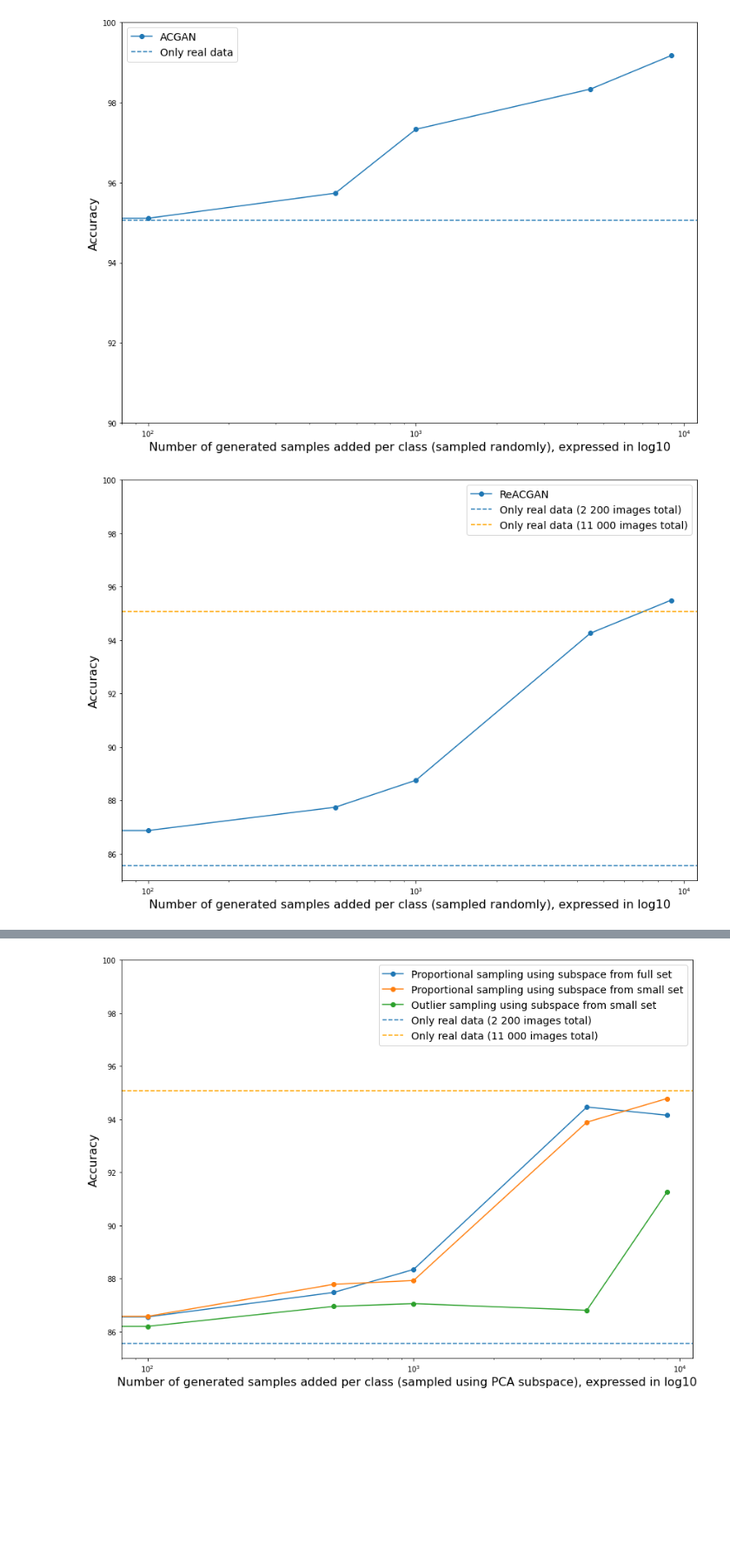
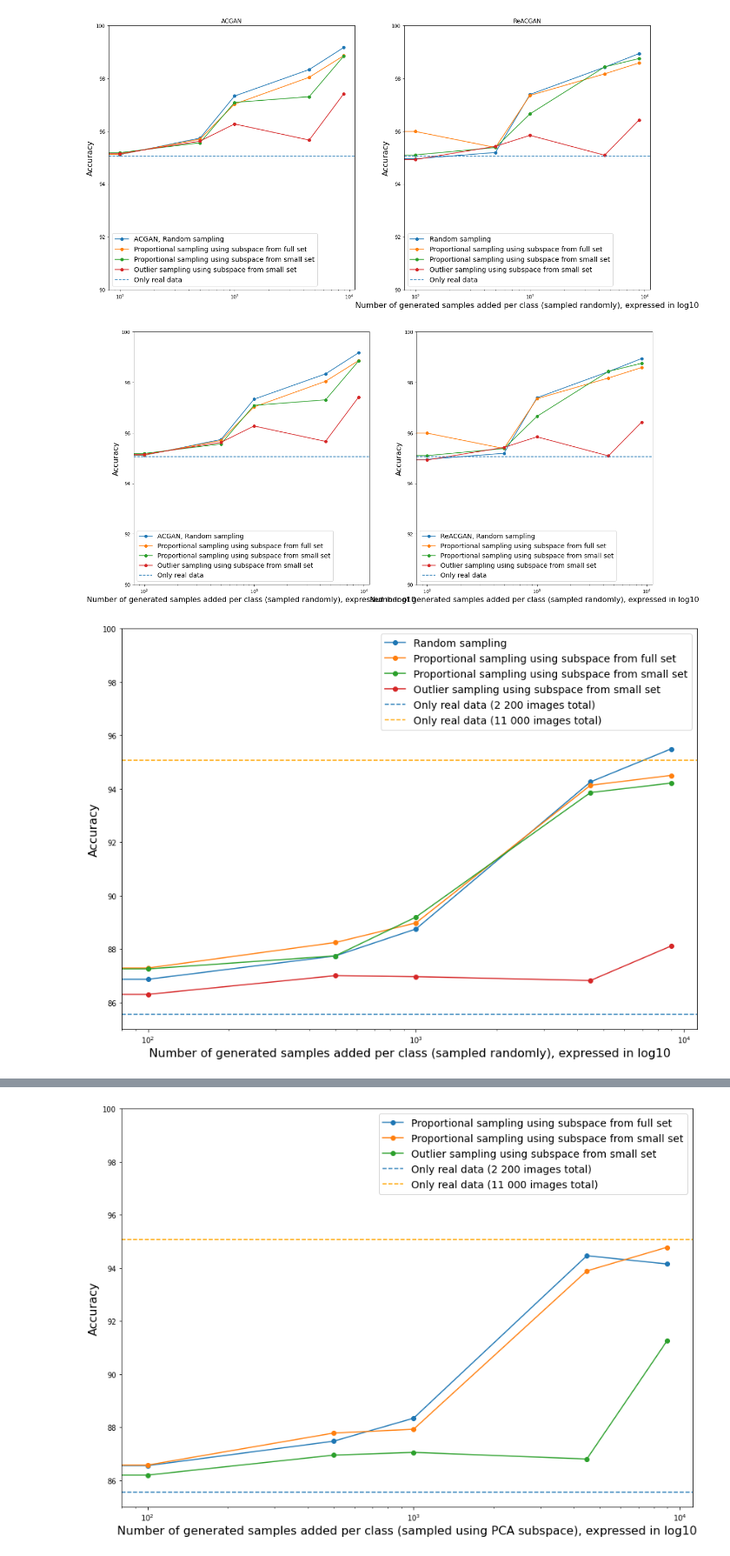
Before and after one commit to Kawrl/GAN_Classifier, a Jupyter notebook: accuracy_stats.ipynb, the cells around one changed output, grey strips where cells are left out. Shown at 87% size. Saved outputs shown, nothing was run; the diff lists cells and outputs as text; code cells hidden in the pictures; blank space fills up the shorter version.

```diff
--- a/accuracy_stats.ipynb
+++ b/accuracy_stats.ipynb
@@ -212,28 +301,88 @@ plt.savefig('saved_plots/accuracies_ACGAN_random_200.png',bbox_inches='tight')
+# %%
+y0 = Accuracy_ACGAN_1000
+x = aug_sample_sizes
+y1 = Accuracy_ACGAN_1000_PCA_outliers_normal_FULL
+y2 = Accuracy_ACGAN_1000_PCA_outliers_normal
+y3 = Accuracy_ACGAN_1000_PCA_only_outliers
+
+fig, (ax, ax2) = plt.subplots(1,2,figsize=(20,10),sharex=True)
+ax.set_title('ACGAN')
+ax.plot(x, y0,label='ACGAN, Random sampling',marker='o')
+ax.plot(x, y1,label='Proportional sampling using subspace from full set',marker='o')
+ax.plot(x, y2,label='Proportional sampling using subspace from small set',marker='o')
+ax.plot(x, y3,label='Outlier sampling using subspace from small set',marker='o')
+ax.axhline(base_1000,label='Only real data',ls='--')
+ax.set_xscale('log')
+#ax.set_xticks([0,100,500,1000,4480])
+#ax.set_xlim(0, 5000)
+ax.set_ylim(bottom=90.0,top=100.0)
+#ax.set_xlabel('Number of generated samples added per class (sampled randomly), expressed in log10',fontsize=16)
+ax.set_ylabel('Accuracy',fontsize=16)
+ax.legend(fontsize=14)
+
+y0 = Accuracy_ReACGAN_1000
+x = aug_sample_sizes
+y1 = Accuracy_ReACGAN_1000_PCA_outliers_normal_FULL
+y2 = Accuracy_ReACGAN_1000_PCA_outliers_normal
+y3 = Accuracy_ReACGAN_1000_PCA_only_outliers
+
+#fig, ax = plt.subplots(figsize=(14,10))
+ax2.set_title('ReACGAN')
+ax2.plot(x, y0,label='Random sampling',marker='o')
+ax2.plot(x, y1,label='Proportional sampling using subspace from full set',marker='o')
+ax2.plot(x, y2,label='Proportional sampling using subspace from small set',marker='o')
+ax2.plot(x, y3,label='Outlier sampling using subspace from small set',marker='o')
+ax2.axhline(base_1000,label='Only real data',ls='--')
+ax2.set_xscale('log')
+#ax.set_xticks([0,100,500,1000,4480])
+#ax.set_xlim(0, 5000)
+ax2.set_ylim(bottom=90.0,top=100.0)
+#ax2.set_xlabel('Number of generated samples added per class (sampled randomly), expressed in log10',fontsize=16)
+ax2.set_ylabel('Accuracy',fontsize=16)
+ax2.legend(fontsize=14)
+plt.xlabel('Number of generated samples added per class (sampled randomly), expressed in log10',fontsize=16)
+plt.show()
+# %% [output]
+[figure, added]
 # %%
 # ACGAN, Random sampling, 1000
-y1 = Accuracy_ACGAN_1000
+y0 = Accuracy_ACGAN_1000
 x = aug_sample_sizes
+y1 = Accuracy_ACGAN_1000_PCA_outliers_normal_FULL
+y2 = Accuracy_ACGAN_1000_PCA_outliers_normal
+y3 = Accuracy_ACGAN_1000_PCA_only_outliers
 
 fig, ax = plt.subplots(figsize=(14,10))
-ax.plot(x, y1,label='ACGAN',marker='o')
+ax.plot(x, y0,label='ACGAN, Random sampling',marker='o')
+ax.plot(x, y1,label='Proportional sampling using subspace from full set',marker='o')
+ax.plot(x, y2,label='Proportional sampling using subspace from small set',marker='o')
+ax.plot(x, y3,label='Outlier sampling using subspace from small set',marker='o')
 ax.axhline(base_1000,label='Only real data',ls='--')
 ax.set_xscale('log')
 #ax.set_xticks([0,100,500,1000,4480])
 #ax.set_xlim(0, 5000)
 ax.set_ylim(bottom=90.0,top=100.0)
 ax.set_xlabel('Number of generated samples added per class (sampled randomly), expressed in log10',fontsize=16)
 ax.set_ylabel('Accuracy',fontsize=16)
 ax.legend(fontsize=14)
 plt.savefig('saved_plots/accuracies_ACGAN_random_1000.png',bbox_inches='tight')
 # %% [output]
-[figure, old version]
+[figure, new version]
 # %%
 # ReACGAN, Random sampling, 200
-y1 = Accuracy_ReACGAN_200
+y0 = Accuracy_ReACGAN_200
 x = aug_sample_sizes
+y1 = Accuracy_ReACGAN_200_PCA_outliers_normal_FULL
+y2 = Accuracy_ReACGAN_200_PCA_outliers_normal
+y3 = Accuracy_ReACGAN_200_PCA_only_outliers
+
 
 fig, ax = plt.subplots(figsize=(14,10))
-ax.plot(x, y1,label='ReACGAN',marker='o')
+ax.plot(x, y0,label='Random sampling',marker='o')
+ax.plot(x, y1,label='Proportional sampling using subspace from full set',marker='o')
+ax.plot(x, y2,label='Proportional sampling using subspace from small set',marker='o')
+ax.plot(x, y3,label='Outlier sampling using subspace from small set',marker='o')
+
 ax.axhline(base_200,label='Only real data (2 200 images total)',ls='--')
 ax.axhline(base_1000,label='Only real data (11 000 images total)',ls='--',c='orange')
 ax.set_xscale('log')
@@ -245,6 +394,6 @@ ax.set_ylabel('Accuracy',fontsize=16)
 ax.legend(fontsize=14)
 plt.savefig('saved_plots/accuracies_ReACGAN_random_200.png',bbox_inches='tight')
 # %% [output]
-[figure, old version]
+[figure, new version]
 # %%
 # ReACGAN, Random sampling, 1000
```
Also changed, not shown: parts of 4 cells of this notebook, 5 other files.
